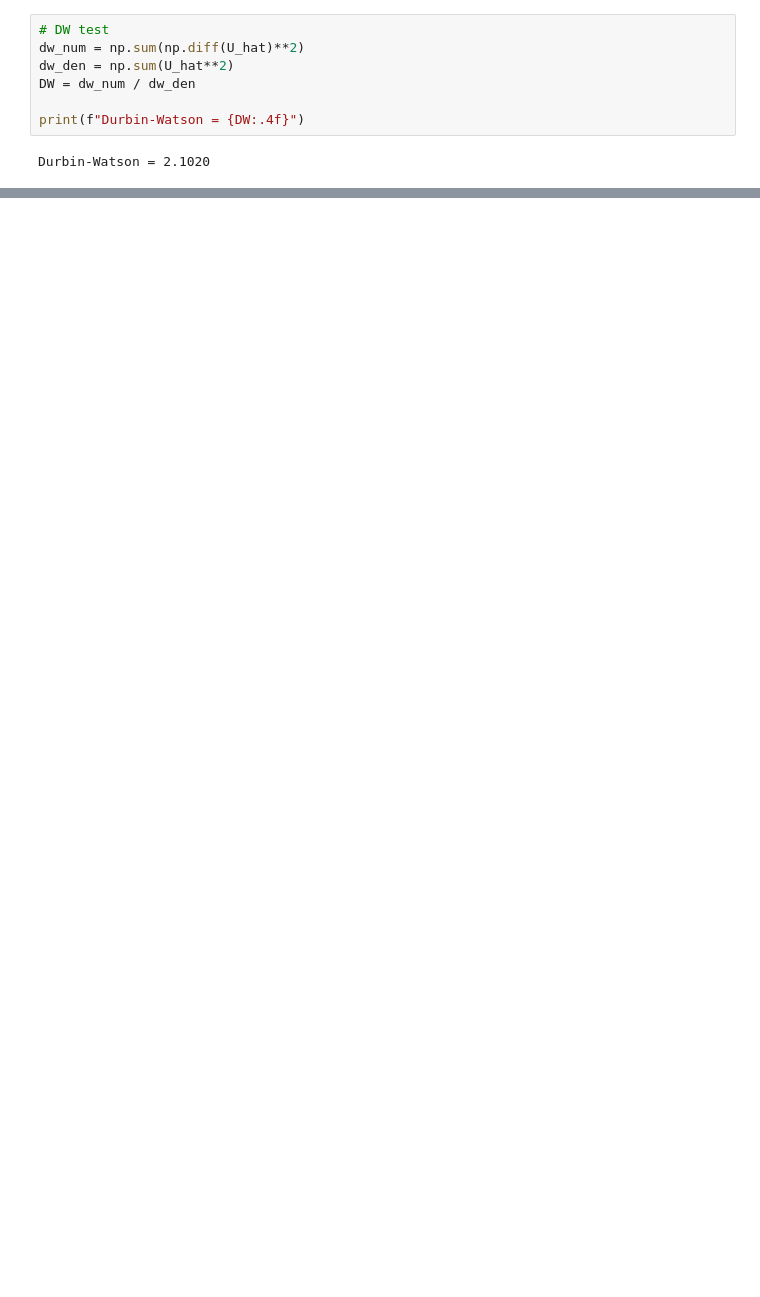
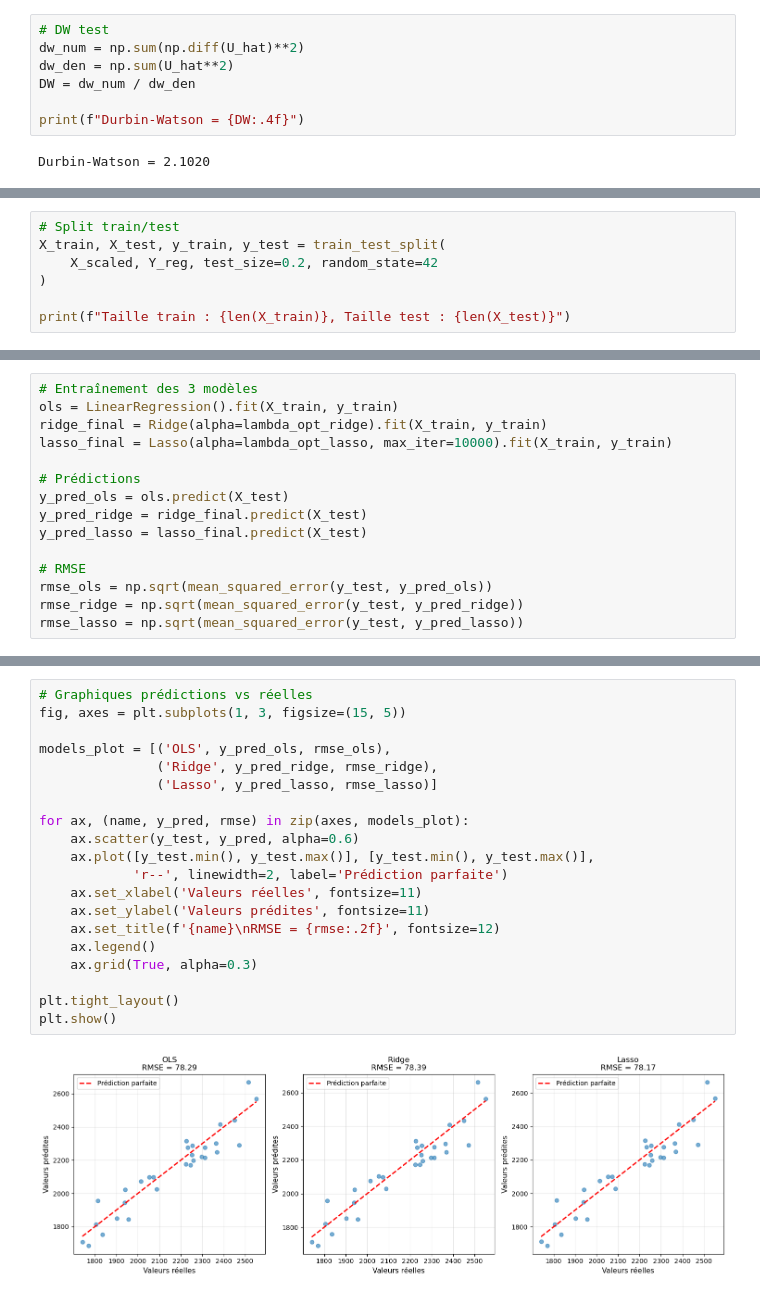
Before and after one commit to cmanell/Econometric-Project, a Jupyter notebook: src/traitement.ipynb, the cells around one changed output, grey strips where cells are left out. Drawn from its saved outputs; the diff is of its cells as text; blank space fills up the shorter version.

```diff
--- a/src/traitement.ipynb
+++ b/src/traitement.ipynb
@@ -968,0 +1210,7 @@ First-stage F = 18.56224719694413
+# %%
+# Split train/test
+X_train, X_test, y_train, y_test = train_test_split(
+    X_scaled, Y_reg, test_size=0.2, random_state=42
+)
+
+print(f"Taille train : {len(X_train)}, Taille test : {len(X_test)}")
@@ -968,0 +1219,15 @@ First-stage F = 18.56224719694413
+# %%
+# Entraînement des 3 modèles
+ols = LinearRegression().fit(X_train, y_train)
+ridge_final = Ridge(alpha=lambda_opt_ridge).fit(X_train, y_train)
+lasso_final = Lasso(alpha=lambda_opt_lasso, max_iter=10000).fit(X_train, y_train)
+
+# Prédictions
+y_pred_ols = ols.predict(X_test)
+y_pred_ridge = ridge_final.predict(X_test)
+y_pred_lasso = lasso_final.predict(X_test)
+
+# RMSE
+rmse_ols = np.sqrt(mean_squared_error(y_test, y_pred_ols))
+rmse_ridge = np.sqrt(mean_squared_error(y_test, y_pred_ridge))
+rmse_lasso = np.sqrt(mean_squared_error(y_test, y_pred_lasso))
@@ -968,0 +1275,22 @@ First-stage F = 18.56224719694413
+# %%
+# Graphiques prédictions vs réelles
+fig, axes = plt.subplots(1, 3, figsize=(15, 5))
+
+models_plot = [('OLS', y_pred_ols, rmse_ols),
+               ('Ridge', y_pred_ridge, rmse_ridge),
+               ('Lasso', y_pred_lasso, rmse_lasso)]
+
+for ax, (name, y_pred, rmse) in zip(axes, models_plot):
+    ax.scatter(y_test, y_pred, alpha=0.6)
+    ax.plot([y_test.min(), y_test.max()], [y_test.min(), y_test.max()],
+            'r--', linewidth=2, label='Prédiction parfaite')
+    ax.set_xlabel('Valeurs réelles', fontsize=11)
+    ax.set_ylabel('Valeurs prédites', fontsize=11)
+    ax.set_title(f'{name}\nRMSE = {rmse:.2f}', fontsize=12)
+    ax.legend()
+    ax.grid(True, alpha=0.3)
+
+plt.tight_layout()
+plt.show()
+# %% [output]
+[figure, added]
```
Also changed, not shown: parts of 48 cells of this notebook.
